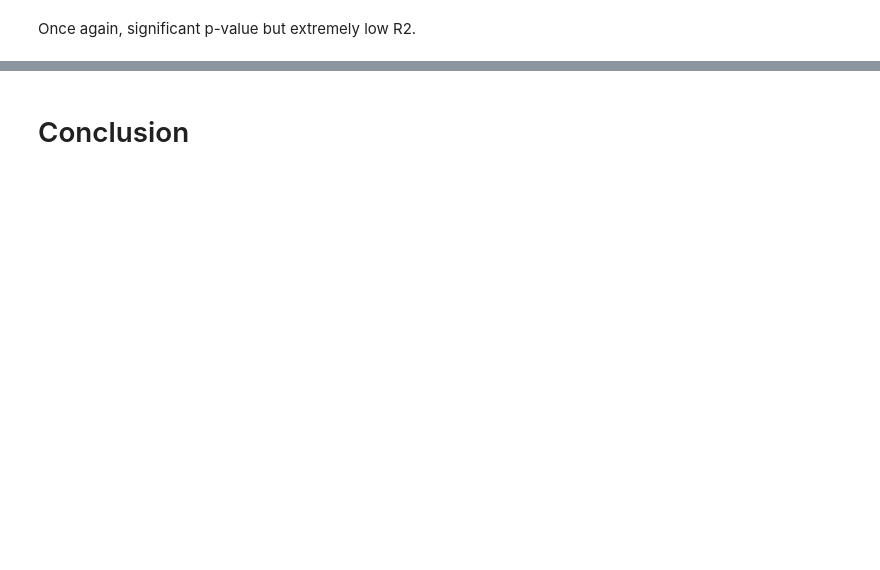
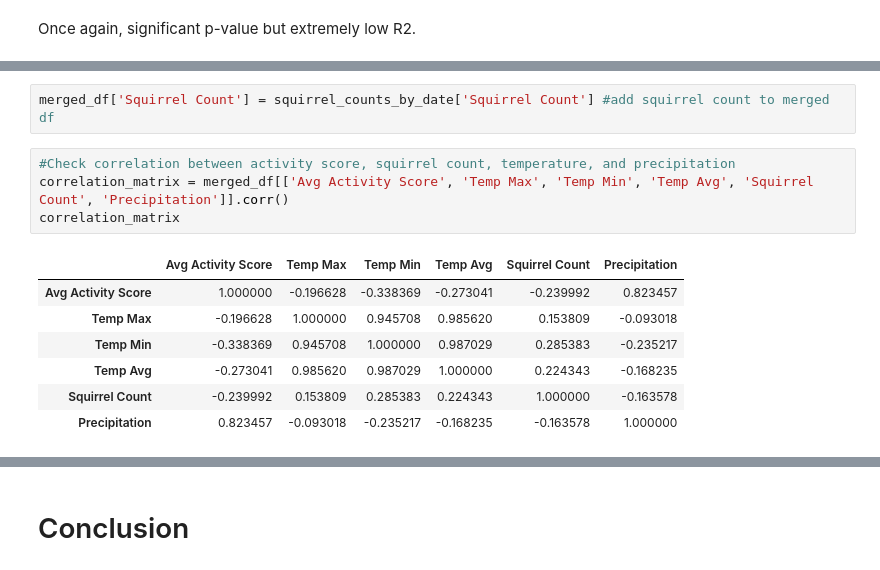
Before and after one commit to envirodatascience/final-project-go-squirrels, a Jupyter notebook: Sophie's_Squirrel_Notebook.ipynb, the cells around one changed output, grey strips where cells are left out. Drawn from its saved outputs; the diff is of its cells as text; blank space fills up the shorter version.

```diff
--- a/Sophie's_Squirrel_Notebook.ipynb
+++ b/Sophie's_Squirrel_Notebook.ipynb
@@ -584,0 +599,14 @@ Once again, significant p-value but extremely low R2.
+# %%
+merged_df['Squirrel Count'] = squirrel_counts_by_date['Squirrel Count'] #add squirrel count to merged df
+# %%
+#Check correlation between activity score, squirrel count, temperature, and precipitation
+correlation_matrix = merged_df[['Avg Activity Score', 'Temp Max', 'Temp Min', 'Temp Avg', 'Squirrel Count', 'Precipitation']].corr()
+correlation_matrix
+# %% [output]
+|  | Avg Activity Score | Temp Max | Temp Min | Temp Avg | Squirrel Count | Precipitation |
+| Avg Activity Score | 1.000000 | -0.196628 | -0.338369 | -0.273041 | -0.239992 | 0.823457 |
+| Temp Max | -0.196628 | 1.000000 | 0.945708 | 0.985620 | 0.153809 | -0.093018 |
+| Temp Min | -0.338369 | 0.945708 | 1.000000 | 0.987029 | 0.285383 | -0.235217 |
+| Temp Avg | -0.273041 | 0.985620 | 0.987029 | 1.000000 | 0.224343 | -0.168235 |
+| Squirrel Count | -0.239992 | 0.153809 | 0.285383 | 0.224343 | 1.000000 | -0.163578 |
+| Precipitation | 0.823457 | -0.093018 | -0.235217 | -0.168235 | -0.163578 | 1.000000 |
```
Also changed, not shown: parts of 42 cells of this notebook.
